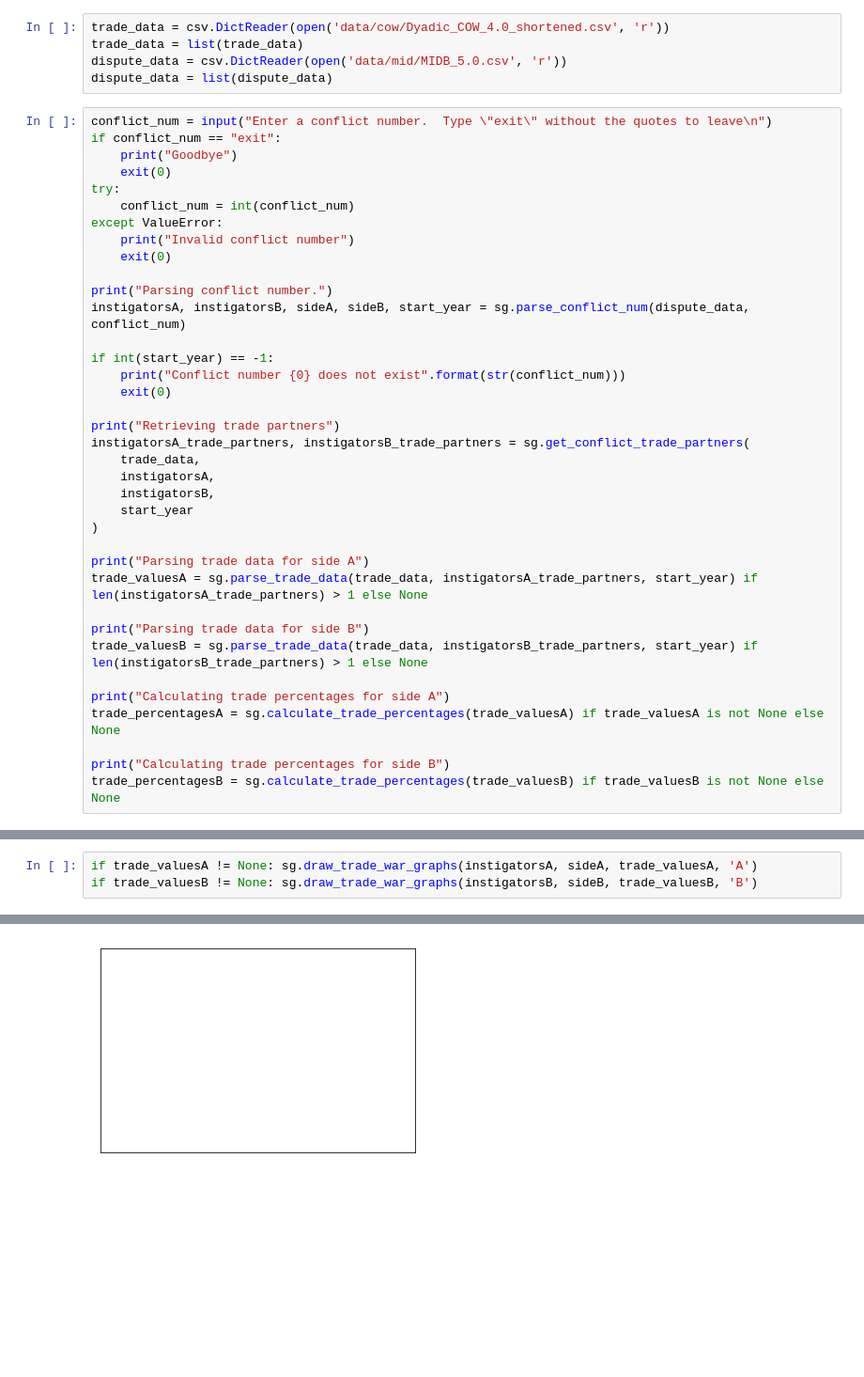
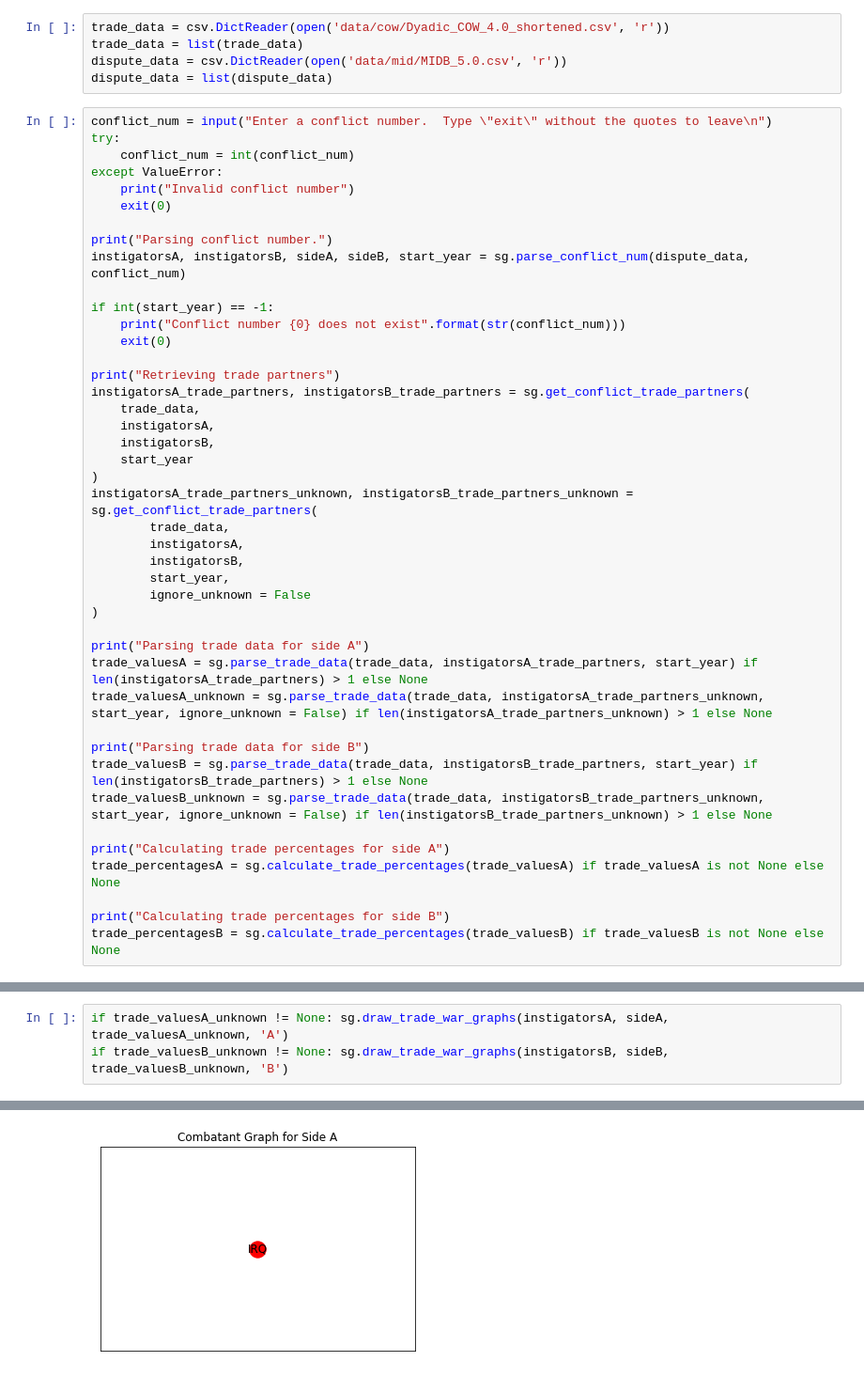
Before and after one commit to aesrentai/econ46_final, a Jupyter notebook: show_graphs.ipynb, the cells around one changed output, grey strips where cells are left out. Shown at 94% size. Cells and saved outputs as stored; diff of their text form; blank space fills up the shorter version.

```diff
--- a/show_graphs.ipynb
+++ b/show_graphs.ipynb
@@ -12,9 +10,6 @@ dispute_data = csv.DictReader(open('data/mid/MIDB_5.0.csv', 'r'))
 dispute_data = list(dispute_data)
 # %%
 conflict_num = input("Enter a conflict number.  Type \"exit\" without the quotes to leave\n")
-if conflict_num == "exit":
-    print("Goodbye")
-    exit(0)
 try:
     conflict_num = int(conflict_num)
 except ValueError:
@@ -35,12 +30,21 @@ instigatorsA_trade_partners, instigatorsB_trade_partners = sg.get_conflict_trade
     instigatorsB,
     start_year
 )
+instigatorsA_trade_partners_unknown, instigatorsB_trade_partners_unknown = sg.get_conflict_trade_partners(
+        trade_data,
+        instigatorsA,
+        instigatorsB,
+        start_year,
+        ignore_unknown = False
+)
 
 print("Parsing trade data for side A")
 trade_valuesA = sg.parse_trade_data(trade_data, instigatorsA_trade_partners, start_year) if len(instigatorsA_trade_partners) > 1 else None
+trade_valuesA_unknown = sg.parse_trade_data(trade_data, instigatorsA_trade_partners_unknown, start_year, ignore_unknown = False) if len(instigatorsA_trade_partners_unknown) > 1 else None
 
 print("Parsing trade data for side B")
 trade_valuesB = sg.parse_trade_data(trade_data, instigatorsB_trade_partners, start_year) if len(instigatorsB_trade_partners) > 1 else None
+trade_valuesB_unknown = sg.parse_trade_data(trade_data, instigatorsB_trade_partners_unknown, start_year, ignore_unknown = False) if len(instigatorsB_trade_partners_unknown) > 1 else None
 
 print("Calculating trade percentages for side A")
 trade_percentagesA = sg.calculate_trade_percentages(trade_valuesA) if trade_valuesA is not None else None
@@ -75,4 +77,4 @@ Logistic Regression model not available
 # %%
-if trade_valuesA != None: sg.draw_trade_war_graphs(instigatorsA, sideA, trade_valuesA, 'A')
-if trade_valuesB != None: sg.draw_trade_war_graphs(instigatorsB, sideB, trade_valuesB, 'B')
+if trade_valuesA_unknown != None: sg.draw_trade_war_graphs(instigatorsA, sideA, trade_valuesA_unknown, 'A')
+if trade_valuesB_unknown != None: sg.draw_trade_war_graphs(instigatorsB, sideB, trade_valuesB_unknown, 'B')
 # %% [output]
@@ -80 +82 @@ if trade_valuesB != None: sg.draw_trade_war_graphs(instigatorsB, sideB, trade_va
-[figure, old version]
+[figure, new version]
```
Also changed, not shown: parts of 4 cells of this notebook.
